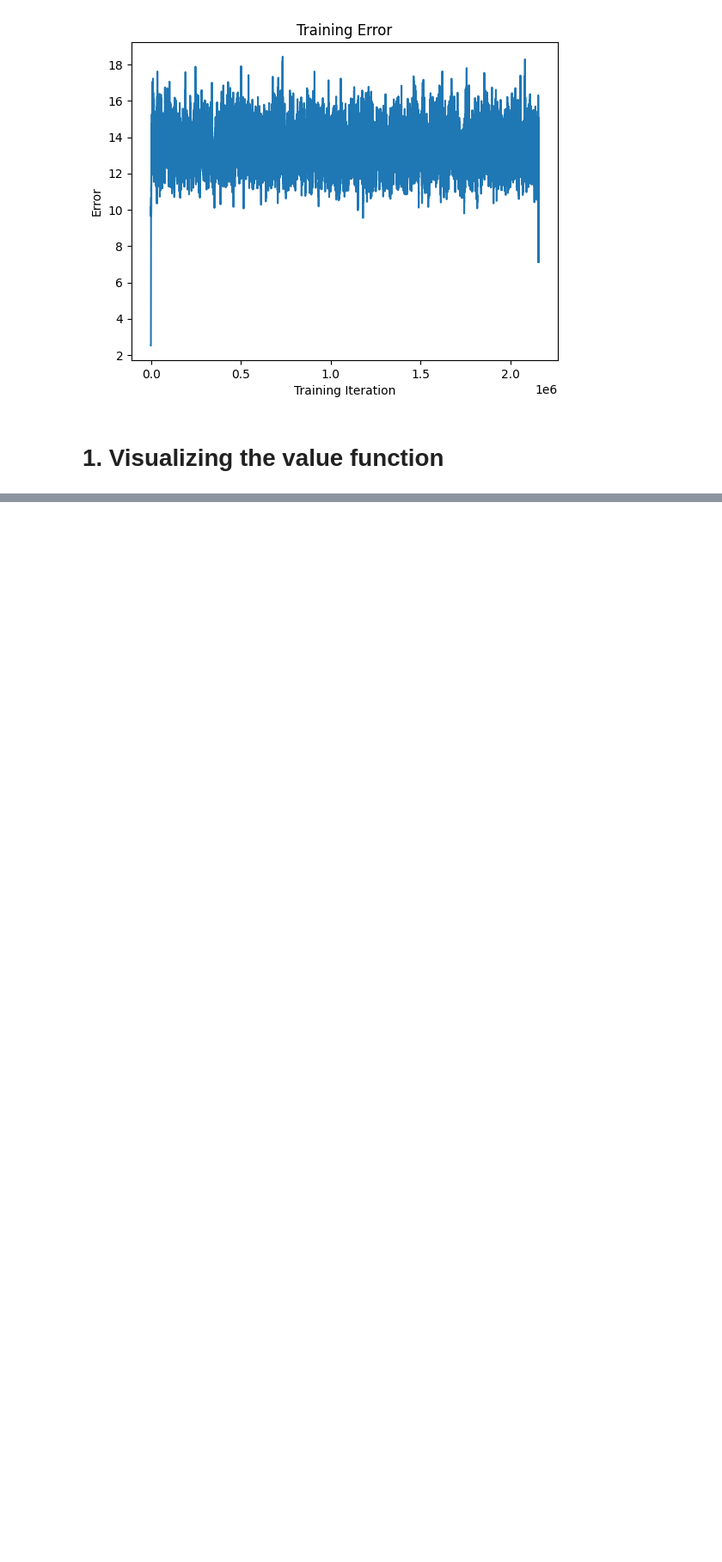
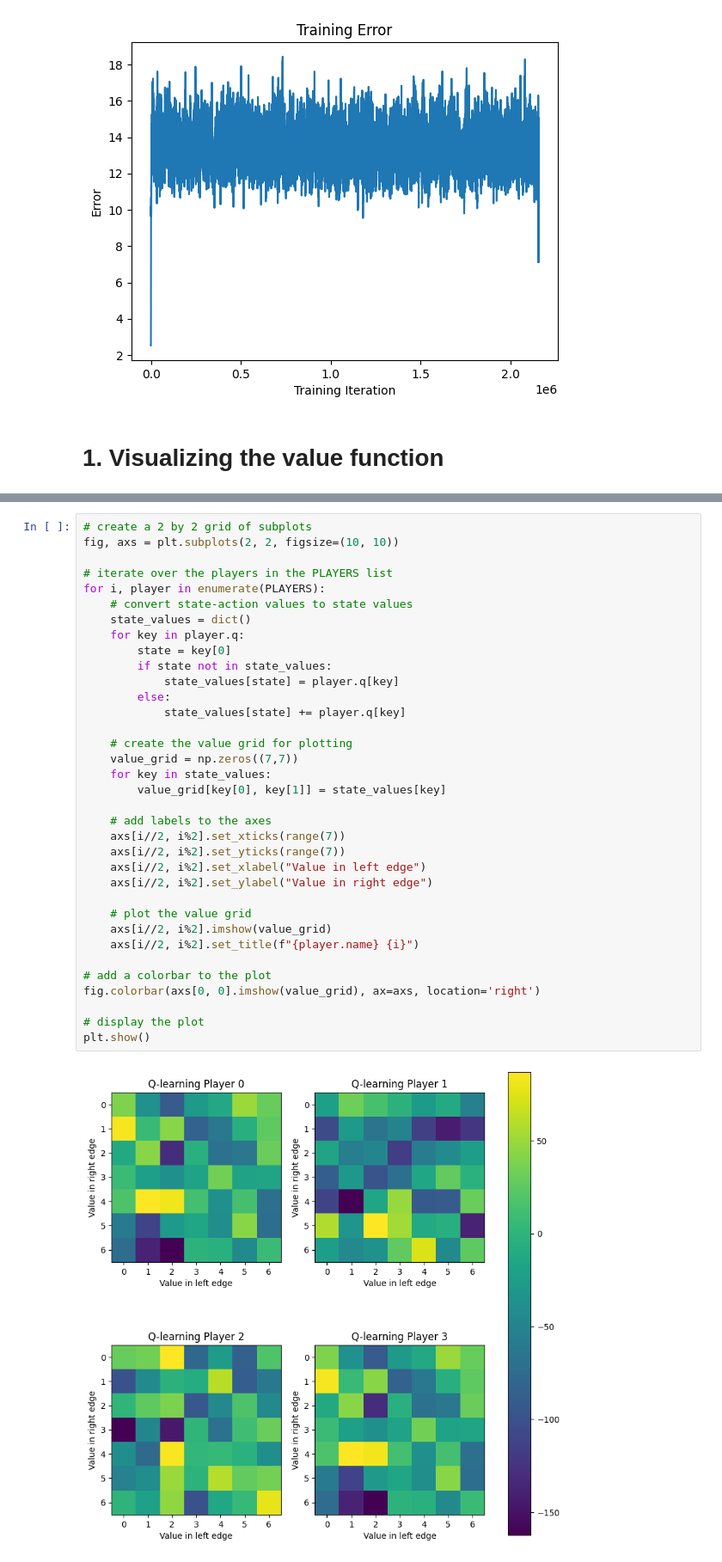
Before and after one commit to Brunozml/dominoes-rl, a Jupyter notebook: notebooks/visualizing_agent.ipynb, the cells around one changed output, grey strips where cells are left out. Shown at 86% size. Cells and saved outputs as stored; diff of their text form; blank space fills up the shorter version.

```diff
--- a/notebooks/visualizing_agent.ipynb
+++ b/notebooks/visualizing_agent.ipynb
@@ -58,0 +79,37 @@ plt.show()
+# %%
+# create a 2 by 2 grid of subplots
+fig, axs = plt.subplots(2, 2, figsize=(10, 10))
+
+# iterate over the players in the PLAYERS list
+for i, player in enumerate(PLAYERS):
+    # convert state-action values to state values
+    state_values = dict()
+    for key in player.q:
+        state = key[0]
+        if state not in state_values:
+            state_values[state] = player.q[key]
+        else:
+            state_values[state] += player.q[key]
+
+    # create the value grid for plotting
+    value_grid = np.zeros((7,7))
+    for key in state_values:
+        value_grid[key[0], key[1]] = state_values[key]
+
+    # add labels to the axes
+    axs[i//2, i%2].set_xticks(range(7))
+    axs[i//2, i%2].set_yticks(range(7))
+    axs[i//2, i%2].set_xlabel("Value in left edge")
+    axs[i//2, i%2].set_ylabel("Value in right edge")
+
+    # plot the value grid
+    axs[i//2, i%2].imshow(value_grid)
+    axs[i//2, i%2].set_title(f"{player.name} {i}")
+
+# add a colorbar to the plot
+fig.colorbar(axs[0, 0].imshow(value_grid), ax=axs, location='right')
+
+# display the plot
+plt.show()
+# %% [output]
+[figure, added]
```
Also changed, not shown: parts of 4 cells of this notebook, 8 other files.
